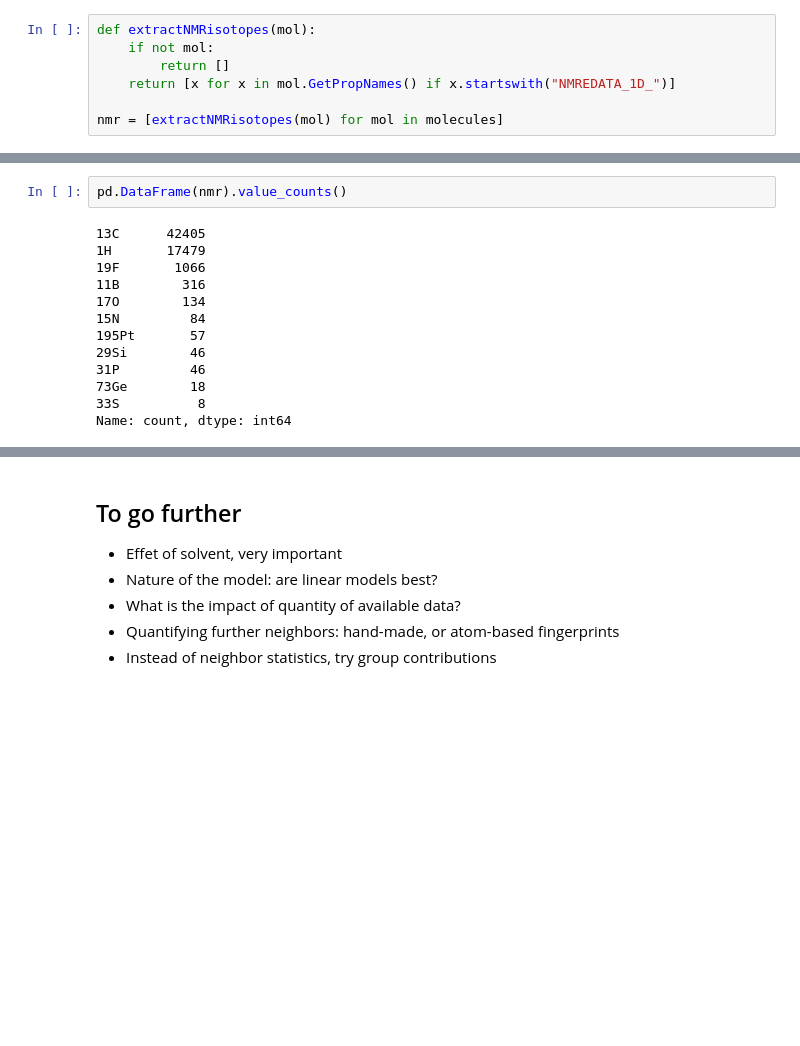
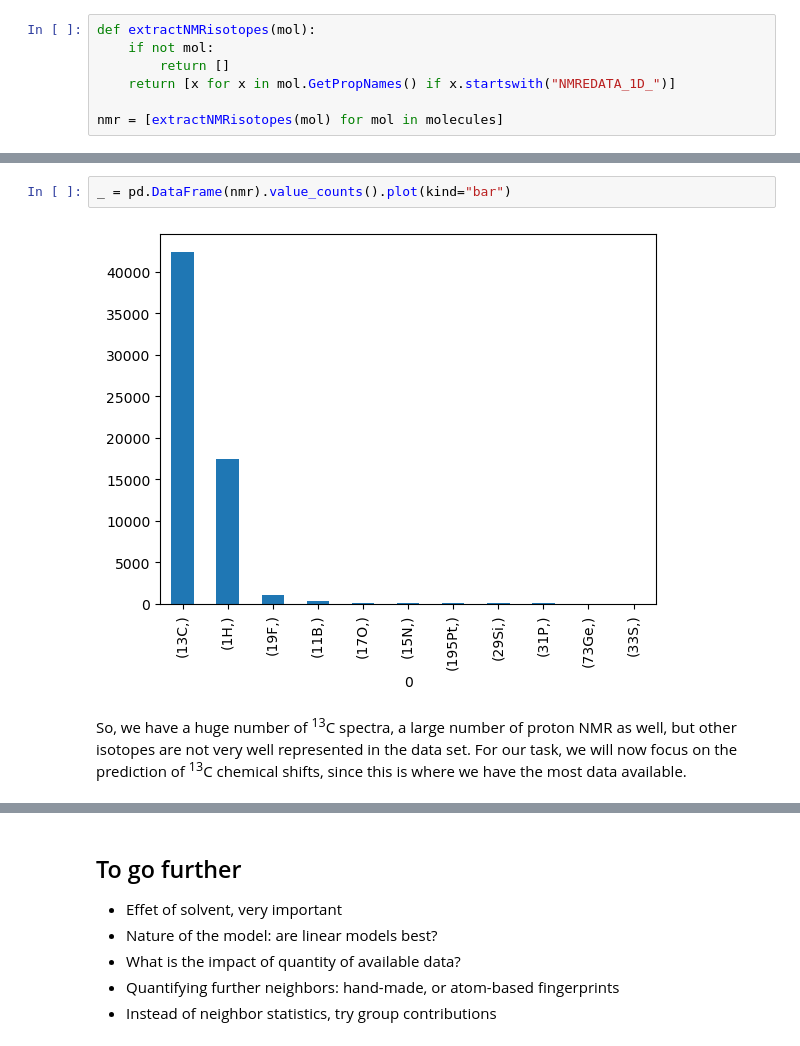
Before and after one commit to fxcoudert/binders, a Jupyter notebook: projects/NMR_prediction.ipynb, the cells around one changed output, grey strips where cells are left out. Drawn from its saved outputs; the diff is of its cells as text; blank space fills up the shorter version.

Commit message:
Second version of the NMR prediction project

```diff
--- a/projects/NMR_prediction.ipynb
+++ b/projects/NMR_prediction.ipynb
@@ -136,15 +170,6 @@ nmr = [identifyIsotope(iso) for isotopes in nmr for iso in isotopes]
-# %%
-pd.DataFrame(nmr).value_counts()
-# %% [output]
-13C      42405
-1H       17479
-19F       1066
-11B        316
-17O        134
-15N         84
-195Pt       57
-29Si        46
-31P         46
-73Ge        18
-33S          8
-Name: count, dtype: int64
+# %%
+_ = pd.DataFrame(nmr).value_counts().plot(kind="bar")
+# %% [output]
+[figure, added]
+# %% [markdown]
+So, we have a huge number of <sup>13</sup>C spectra, a large number of proton NMR as well, but other isotopes are not very well represented in the data set. For our task, we will now focus on the prediction of <sup>13</sup>C chemical shifts, since this is where we have the most data available.
```
Also changed, not shown: parts of 95 cells of this notebook.
